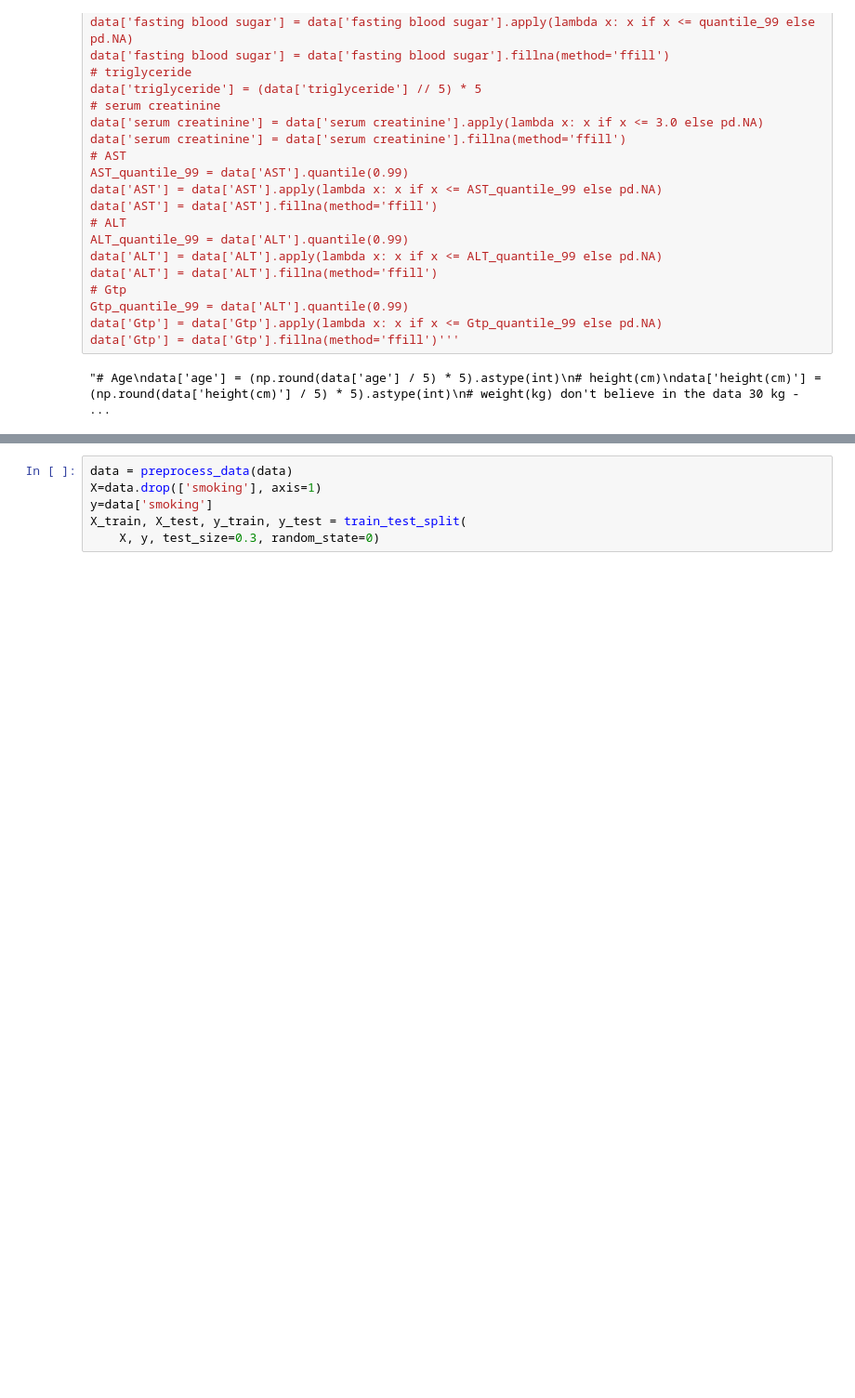
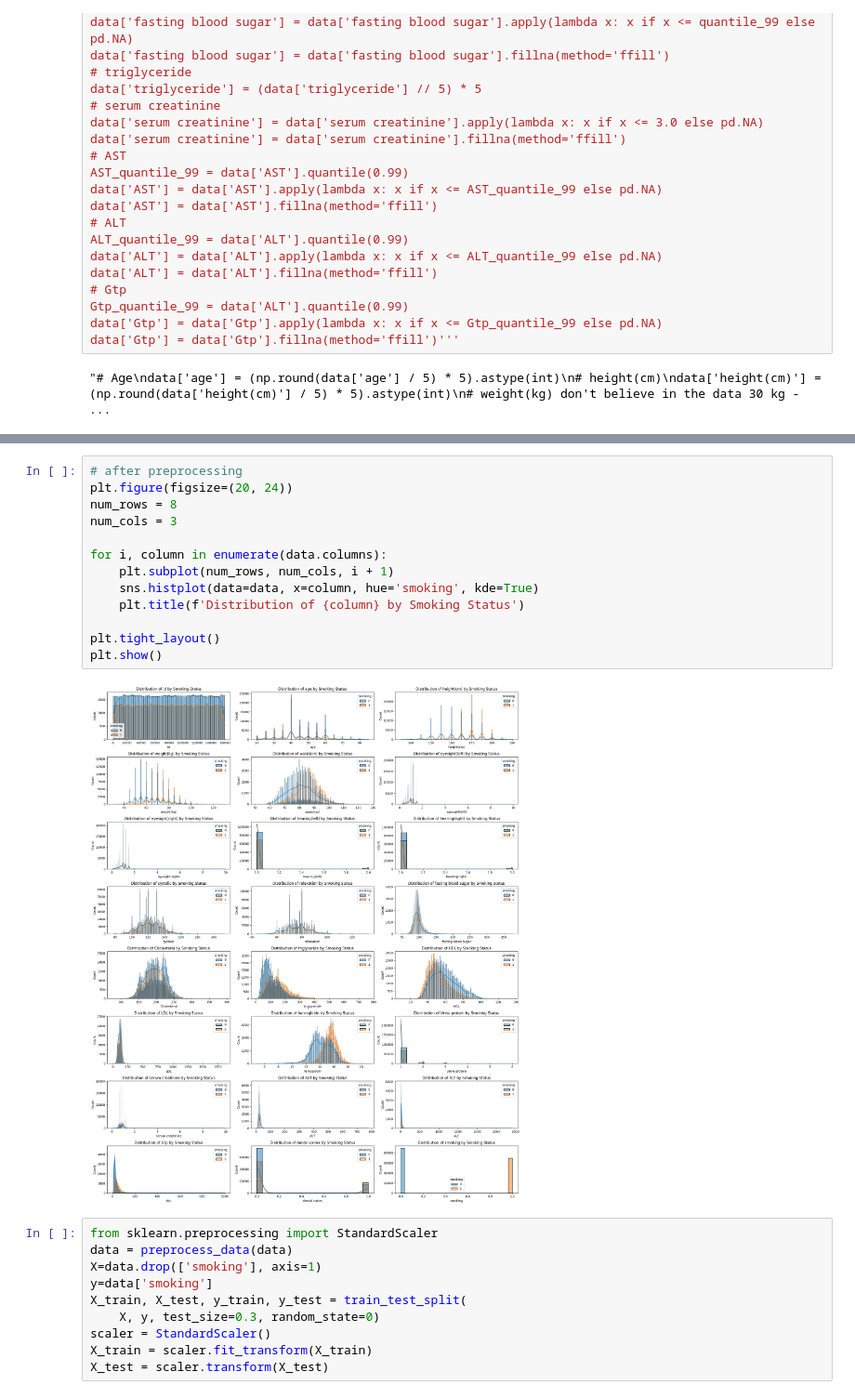
Before and after one commit to LoginovAM-ds/Projects_for_Kaggle, a Jupyter notebook: Binary Prediction of Smoker Status using Bio-Signals/modeling.ipynb, the cells around one changed output, grey strips where cells are left out. Shown at 93% size. Cells and saved outputs as stored; diff of their text form; blank space fills up the shorter version.

```diff
--- a/Binary Prediction of Smoker Status using Bio-Signals/modeling.ipynb
+++ b/Binary Prediction of Smoker Status using Bio-Signals/modeling.ipynb
@@ -108,10 +117,29 @@ def preprocess_data(input_data):
     input_data['Gtp'] = input_data['Gtp'].ffill()
 
     return input_data
+# %%
+# after preprocessing
+plt.figure(figsize=(20, 24))
+num_rows = 8
+num_cols = 3
+
+for i, column in enumerate(data.columns):
+    plt.subplot(num_rows, num_cols, i + 1)
+    sns.histplot(data=data, x=column, hue='smoking', kde=True)
+    plt.title(f'Distribution of {column} by Smoking Status')
+
+plt.tight_layout()
+plt.show()
+# %% [output]
+[figure, added]
 # %%
+from sklearn.preprocessing import StandardScaler
 data = preprocess_data(data)
 X=data.drop(['smoking'], axis=1)
 y=data['smoking']
 X_train, X_test, y_train, y_test = train_test_split(
     X, y, test_size=0.3, random_state=0)
+scaler = StandardScaler()
+X_train = scaler.fit_transform(X_train)
+X_test = scaler.transform(X_test)
 # %%
```
Also changed, not shown: parts of 11 cells of this notebook, 1 other file.
